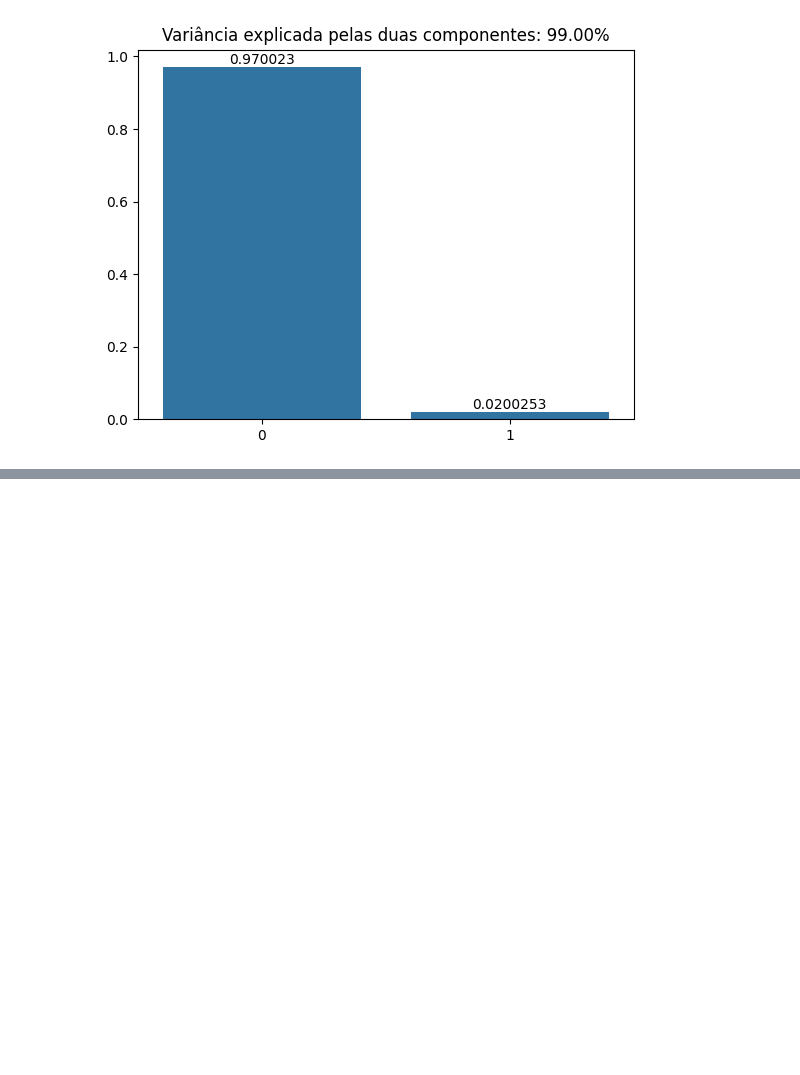
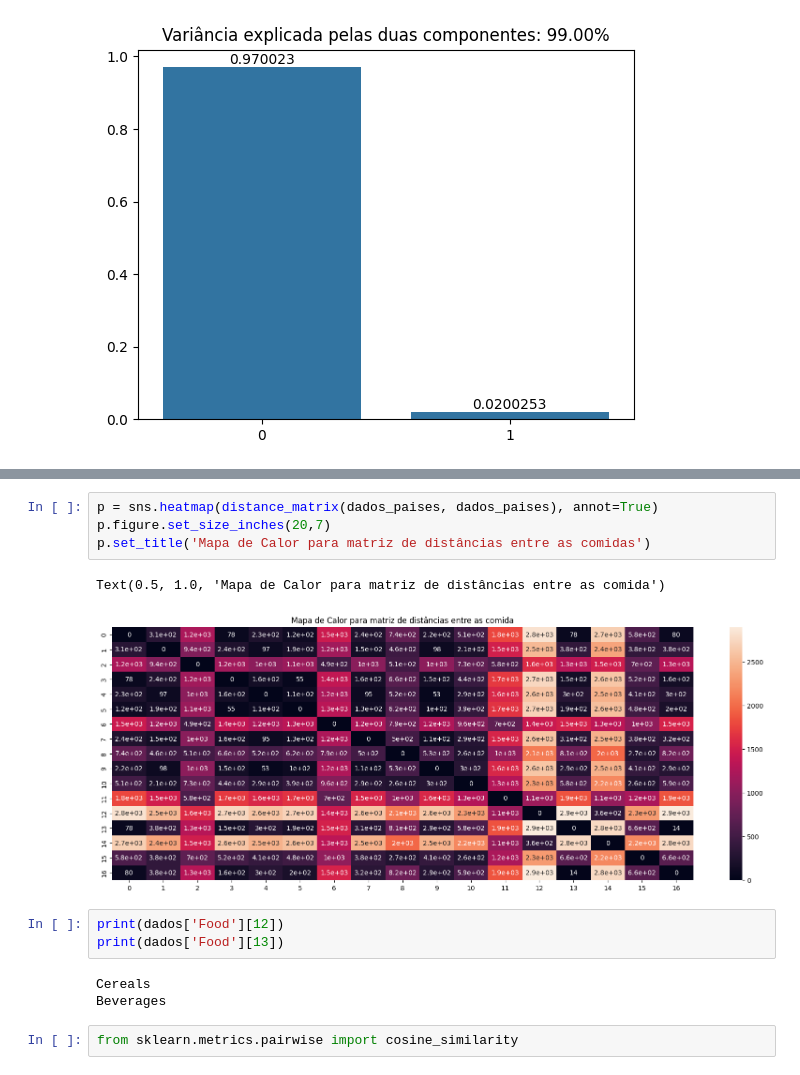
Before and after one commit to fernandohitmas/information_visualization, a Jupyter notebook: activities/activity4.ipynb, the cells around one changed output, grey strips where cells are left out. Drawn from its saved outputs; the diff is of its cells as text; blank space fills up the shorter version.

```diff
--- a/activities/activity4.ipynb
+++ b/activities/activity4.ipynb
@@ -106,0 +138,15 @@ ax.containers[0][0]
+# %%
+p = sns.heatmap(distance_matrix(dados_paises, dados_paises), annot=True)
+p.figure.set_size_inches(20,7)
+p.set_title('Mapa de Calor para matriz de distâncias entre as comidas')
+# %% [output]
+Text(0.5, 1.0, 'Mapa de Calor para matriz de distâncias entre as comida')
+[figure, added]
+# %%
+print(dados['Food'][12])
+print(dados['Food'][13])
+# %% [output]
+Cereals
+Beverages
+# %%
+from sklearn.metrics.pairwise import cosine_similarity
```
Also changed, not shown: parts of 7 cells of this notebook.
